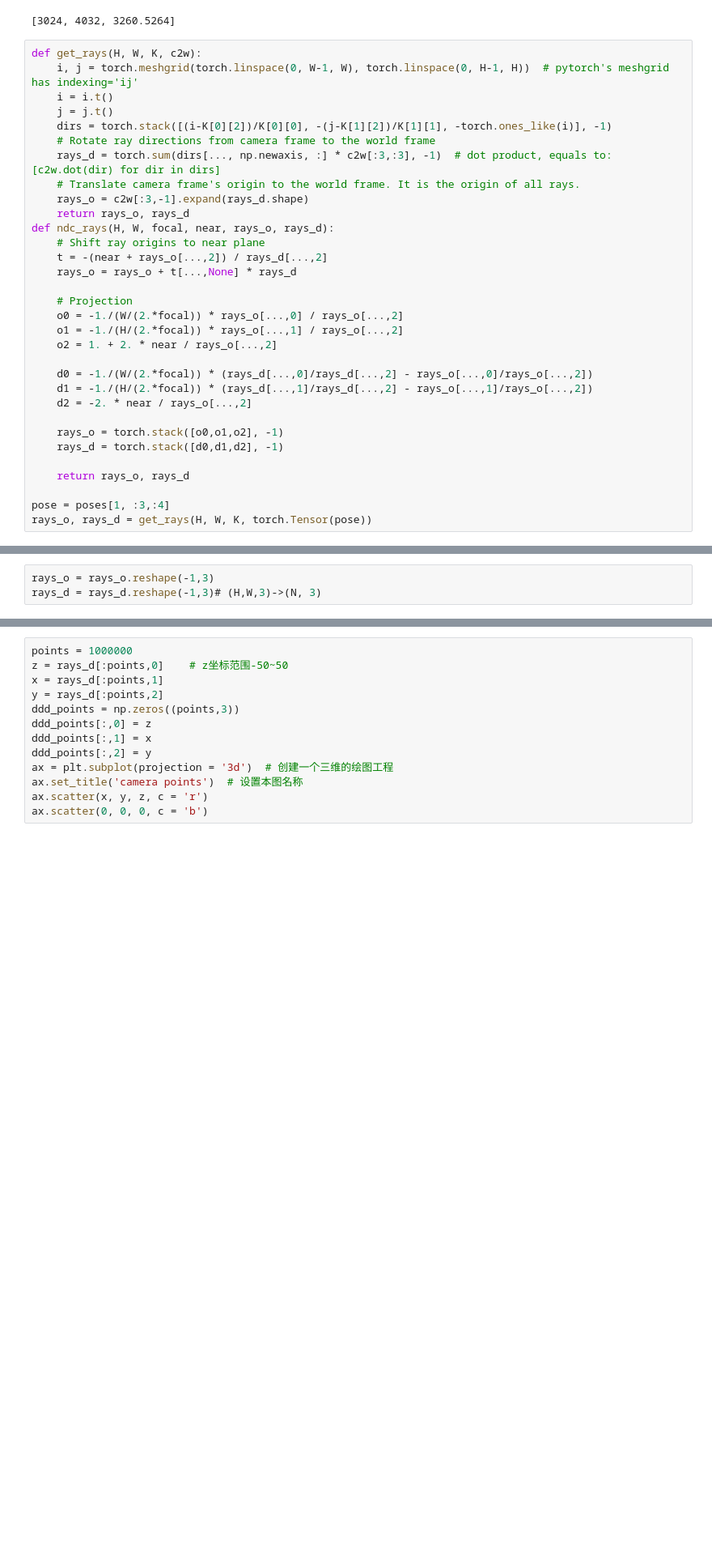
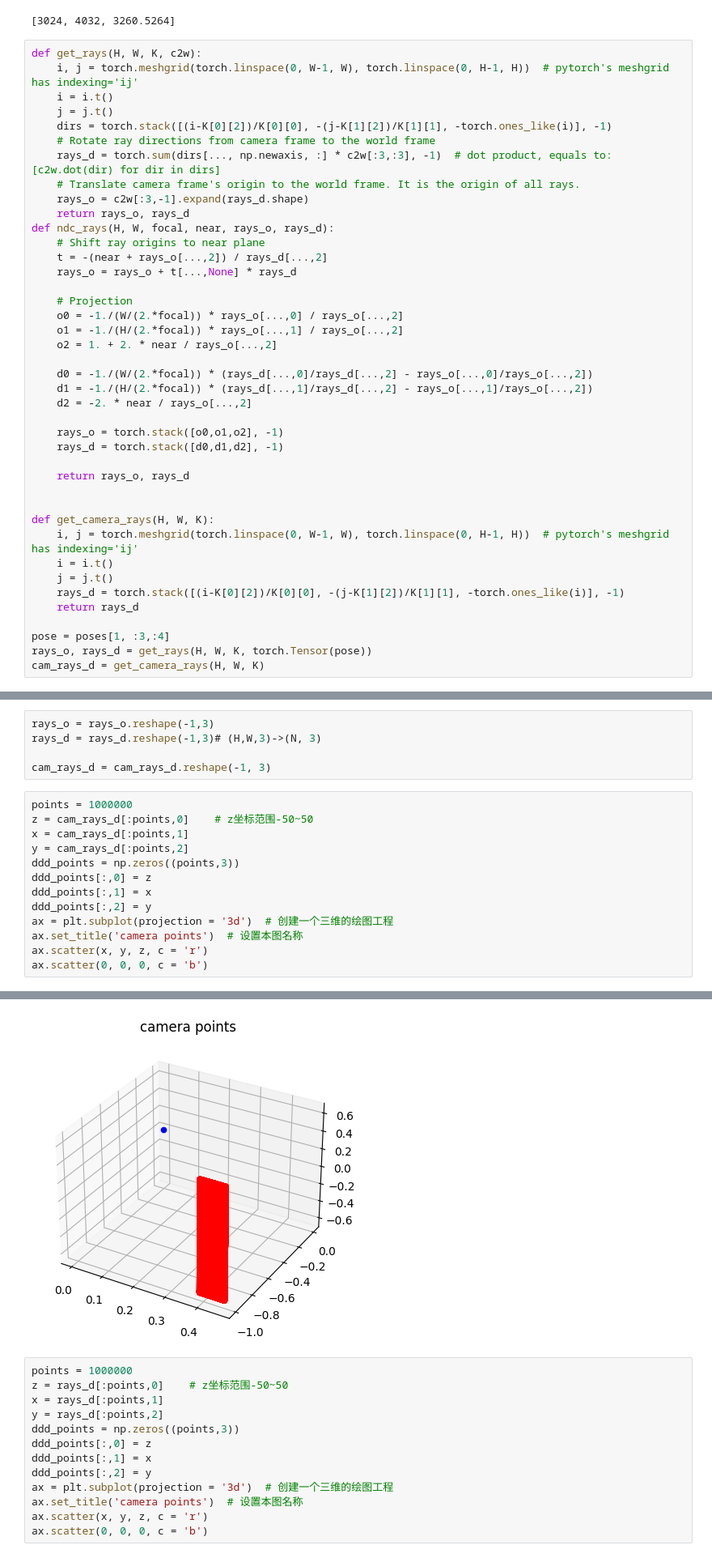
Before and after one commit to zhangyuhong02/eg3d-nerf, a Jupyter notebook: classical_nerf.ipynb, the cells around one changed output, grey strips where cells are left out. Shown at 81% size. Saved outputs shown, nothing was run; the diff lists cells and outputs as text; blank space fills up the shorter version.

```diff
--- a/classical_nerf.ipynb
+++ b/classical_nerf.ipynb
@@ -406,5 +406,14 @@ def ndc_rays(H, W, focal, near, rays_o, rays_d):
 
     return rays_o, rays_d
 
+
+def get_camera_rays(H, W, K):
+    i, j = torch.meshgrid(torch.linspace(0, W-1, W), torch.linspace(0, H-1, H))  # pytorch's meshgrid has indexing='ij'
+    i = i.t()
+    j = j.t()
+    rays_d = torch.stack([(i-K[0][2])/K[0][0], -(j-K[1][2])/K[1][1], -torch.ones_like(i)], -1)
+    return rays_d
+
 pose = poses[1, :3,:4]
 rays_o, rays_d = get_rays(H, W, K, torch.Tensor(pose))
+cam_rays_d = get_camera_rays(H, W, K)
@@ -411,3 +424,19 @@ rays_o, rays_d = get_rays(H, W, K, torch.Tensor(pose))
 # %%
 rays_o = rays_o.reshape(-1,3)
 rays_d = rays_d.reshape(-1,3)# (H,W,3)->(N, 3)
+
+cam_rays_d = cam_rays_d.reshape(-1, 3)
+# %%
+points = 1000000
+z = cam_rays_d[:points,0]	 # z坐标范围-50~50
+x = cam_rays_d[:points,1]
+y = cam_rays_d[:points,2]
+ddd_points = np.zeros((points,3))
+ddd_points[:,0] = z
+ddd_points[:,1] = x
+ddd_points[:,2] = y
+ax = plt.subplot(projection = '3d')  # 创建一个三维的绘图工程
+ax.set_title('camera points')  # 设置本图名称
+ax.scatter(x, y, z, c = 'r')
+ax.scatter(0, 0, 0, c = 'b')
+# %% [output]
@@ -414,3 +444,4 @@ rays_d = rays_d.reshape(-1,3)# (H,W,3)->(N, 3)
+[figure, added]
 # %%
 points = 1000000
 z = rays_d[:points,0]	 # z坐标范围-50~50
```
Also changed, not shown: parts of 2 cells of this notebook.
